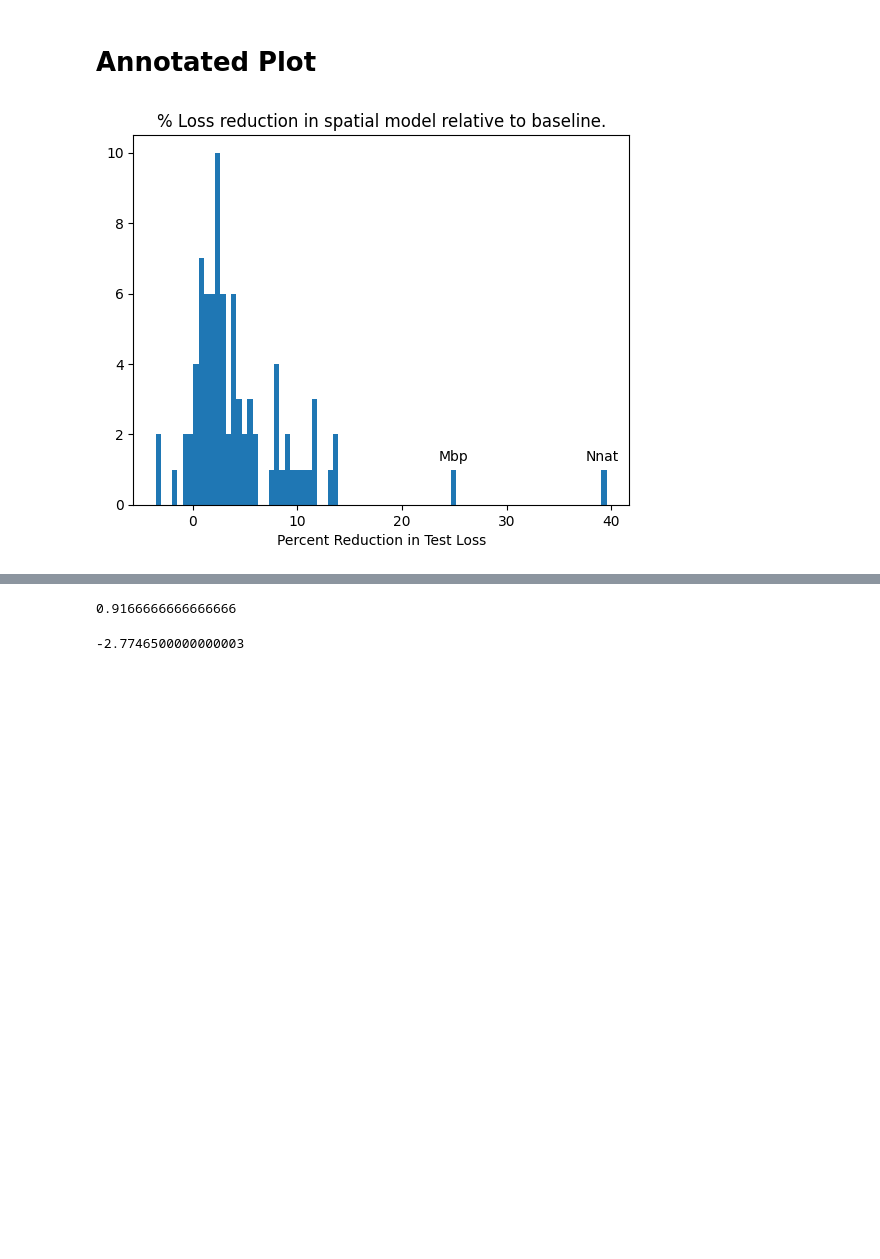
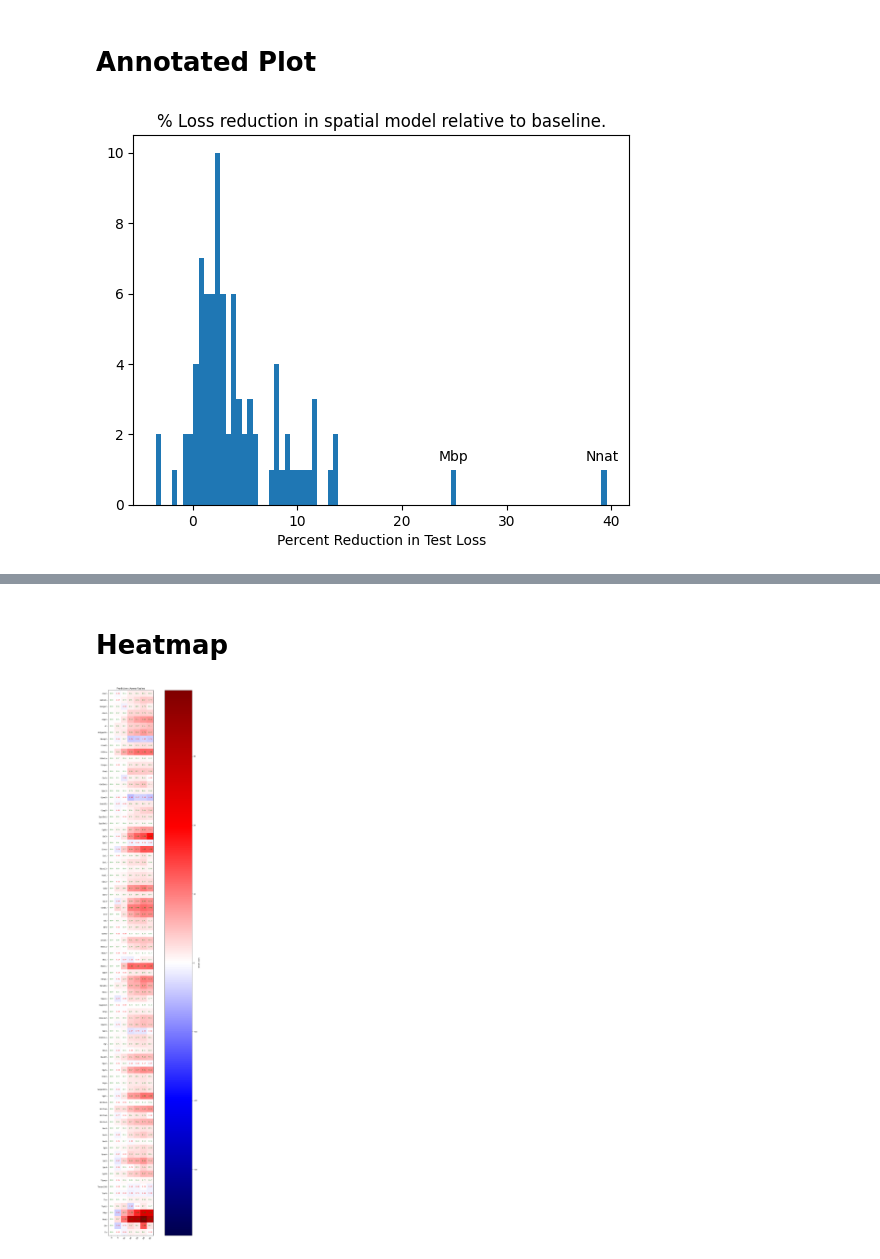
Before and after one commit to prob-ml/spice, a Jupyter notebook: examples/0v60.ipynb, the cells around one changed output, grey strips where cells are left out. Drawn from its saved outputs; the diff is of its cells as text; code cells hidden in the pictures; blank space fills up the shorter version.

```diff
--- a/examples/0v60.ipynb
+++ b/examples/0v60.ipynb
@@ -58,7 +60,7 @@ data.shape, data.columns # should start with "Ace2"
 response_indexes = [0,2,3,4,5,6,7,10,19,20,21,22,23,24,25,26,27,28,32,34,35,37,38,39,40,41,42,43,44,52,53,54,55,58,63,64,66,67,69,71,73,74,75,76,77,78,79,80,85,86,87,88,93,94,96,97,99,102,103,104,106,110,112,113,114,116,118,119,120,121,122,123,124,125,126,129,130,131,133,134,141,142,147,151]
 # %%
 IGNORANT_RADIUS = 0
-AWARE_RADIUS = 25
+AWARE_RADIUS = [5,10,15,20,25,30]
 # %% [markdown]
 # Load the test losses for spatially ignorant baseline.
 # %%
@@ -126,7 +132,10 @@ TEST Profiler Report
 # %% [markdown]
 # Load the test losses for spatially aware model.
 # %%
-for rad in [AWARE_RADIUS]:
+loss_dict = {}
+inputs_BASE_responses = inputs_BASE[:, response_indexes]
+
+for rad in AWARE_RADIUS:
     with initialize(config_path="../config"):
         try:
             cfg_from_terminal = compose(config_name="config")
@@ -152,4 +161,11 @@ for rad in [AWARE_RADIUS]:
                 test_loss_rad_dict[rad] = test_results_SPATIAL[0]['test_loss']
             except:
                 print(f"Model with radius of {rad} micrometers doesn't exist :(")
+    loss_dict[rad] = {}
+    for i, gene in enumerate(response_genes):
+        inputs_SPATIAL_responses = inputs_SPATIAL[:, response_indexes]
+        current_gene = data.columns[response_indexes[i]]
+        loss_dict[rad][current_gene] = {"base": torch.mean( (inputs_BASE_responses[:, i] - gene_expressions_BASE[:, i]) ** 2 ).item(), "spatial": torch.mean( (inputs_SPATIAL_responses[:, i] - gene_expressions_SPATIAL[:, i]) ** 2 ).item()}
+        loss_dict[rad][current_gene]["diff"] = loss_dict[rad][current_gene]["spatial"] - loss_dict[rad][current_gene]["base"]
+        loss_dict[rad][current_gene]["percent_diff"] = (loss_dict[rad][current_gene]["diff"]/loss_dict[rad][current_gene]["base"]) * 100.0
 # %% [output]
@@ -198,9 +271,3 @@ assert torch.abs ( test_results_SPATIAL[0]['test_loss'] - torch.mean((inputs_SPA
 # %%
-loss_dict = {}
-for i, gene in enumerate(response_genes):
-    current_gene = data.columns[response_indexes[i]]
-    loss_dict[current_gene] = {"base": torch.mean( (inputs_BASE_responses[:, i] - gene_expressions_BASE[:, i]) ** 2 ), "spatial": torch.mean( (inputs_SPATIAL_responses[:, i] - gene_expressions_SPATIAL[:, i]) ** 2 )}
-    loss_dict[current_gene]["diff"] = loss_dict[current_gene]["spatial"] - loss_dict[current_gene]["base"]
-    loss_dict[current_gene]["percent_diff"] = (loss_dict[current_gene]["diff"]/loss_dict[current_gene]["base"]) * 100.0
 loss_dict
 # %% [output]
@@ -616,8 +343,49 @@ np.mean(loss_diffs)
-# %%
-np.mean(loss_diffs < 0)
-# %% [output]
-0.9166666666666666
-# %%
-np.median(loss_diffs)
-# %% [output]
--2.7746500000000003
+# %% [markdown]
+# Heatmap
+# %%
+import numpy as np
+import matplotlib.pyplot as plt
+
+radius_values = list(range(0,31,5))
+genes = [data.columns[i] for i in response_indexes]
+
+loss_array = np.array([
+    [-loss_dict[rad][gene]["percent_diff"] if rad != 0 else 0 for rad in radius_values] for gene in genes
+])
+
+# Set the figure size based on the dimensions of your data
+cell_width = 2.5
+cell_height = 0.5
+fig, ax = plt.subplots(figsize=(cell_width*len(radius_values), cell_height*len(genes)))
+
+im = ax.imshow(loss_array, cmap='seismic', vmin=-np.max(np.abs(loss_array)), vmax=np.max(np.abs(loss_array)))
+
+# Add a colorbar for reference
+cbar = ax.figure.colorbar(im, ax=ax)
+cbar.ax.set_ylabel("Loss values", rotation=-90, va="bottom")
+
+ax.set_xticks(np.arange(len(radius_values)))
+ax.set_xticklabels(radius_values)
+ax.set_yticks(np.arange(len(genes)))
+ax.set_yticklabels(genes)
+
+# Adjust font size
+ax.tick_params(axis='both', which='major', labelsize=10)
+
+plt.setp(ax.get_xticklabels(), rotation=45, ha="right", rotation_mode="anchor")
+
+# Dynamically adjust text color based on cell value and format the number to 2 decimal places
+for i in range(len(genes)):
+    for j in range(len(radius_values)):
+        if loss_array[i, j] < 0:  # If value is negative, use white text
+            text_color = 'red'
+        else:  # Otherwise, use black text
+            text_color = 'green'
+        text = ax.text(j, i, f"{loss_array[i, j]:.2f}",
+                       ha="center", va="center", color=text_color, fontsize=8)
+
+ax.set_title("Predictions Across Radius")
+fig.tight_layout()
+plt.show()
+# %% [output]
+[figure, added]
```
Also changed, not shown: parts of 11 cells of this notebook, 13 other files.
